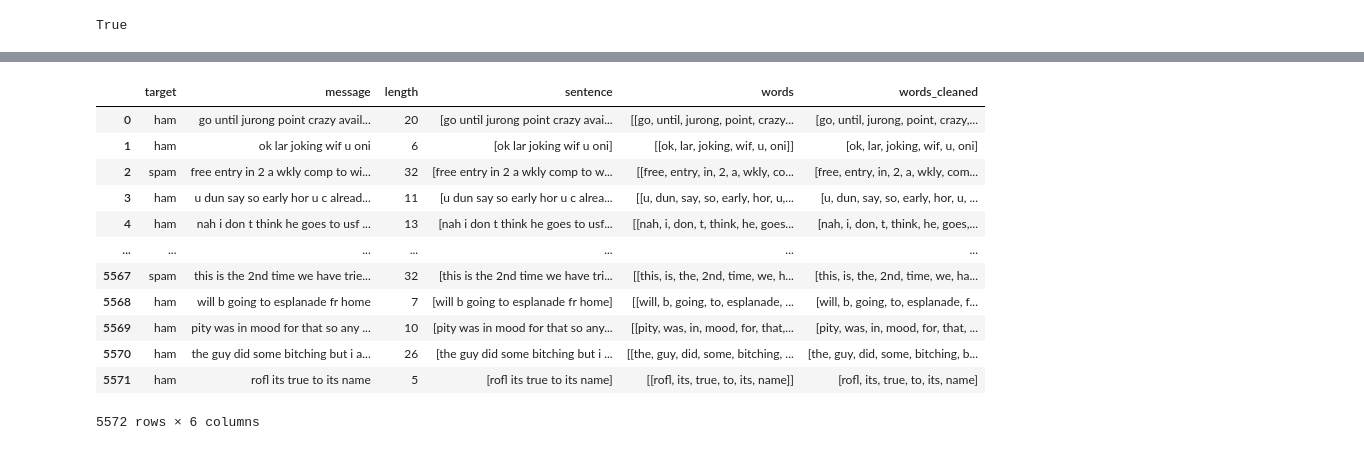
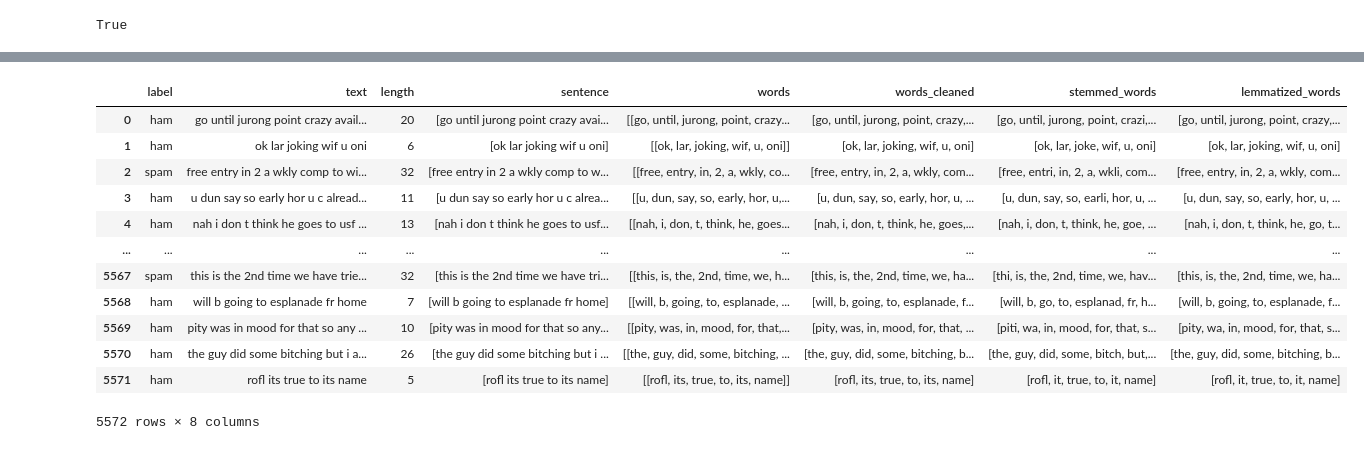
Before and after one commit to Yu11001/nlp_workshop3, a Jupyter notebook: workshop3.ipynb, the cells around one changed output, grey strips where cells are left out. Drawn from its saved outputs; the diff is of its cells as text; code cells hidden in the pictures.

```diff
--- a/workshop3.ipynb
+++ b/workshop3.ipynb
@@ -29,7 +29,7 @@ data = pd.read_csv('data/spam.csv', encoding='ISO-8859-1')
 
 # drop extra column
 data = data.dropna(how="any", axis=1)
-data.columns = ['target', 'message']
+data.columns = ['label', 'text']
 
 data = data.dropna(how="any", axis=1)
 # %%
@@ -49,14 +49,14 @@ data
 | 5571 | ham | Rofl. Its true to its name |
 5572 rows × 2 columns
 # %%
-data['message'] = data['message'].apply(lambda s: s.lower()).str.strip()
-data['message'] = data['message'].apply(lambda s: s.translate(str.maketrans(string.whitespace, ' '*len(string.whitespace),'')))
-data['message'] = data['message'].drop_duplicates()
+data['text'] = data['text'].apply(lambda s: s.lower()).str.strip()
+data['text'] = data['text'].apply(lambda s: s.translate(str.maketrans(string.whitespace, ' '*len(string.whitespace),'')))
+data['text'] = data['text'].drop_duplicates()
 # replace non alphabeths with spaces, and collapse spaces
-data['message'] = data['message'].replace(r'[^A-Za-z\d]', ' ', regex=True)
-data['message'] = data['message'].replace(r'\s+', ' ', regex=True)
+data['text'] = data['text'].replace(r'[^A-Za-z\d]', ' ', regex=True)
+data['text'] = data['text'].replace(r'\s+', ' ', regex=True)
 # %%
 # message length
-data['length'] = data['message'].astype(str).apply(lambda x: len(x.split(' '))-1)
+data['length'] = data['text'].astype(str).apply(lambda x: len(x.split(' '))-1)
 data.head()
 # %% [output]
@@ -66,11 +66,3 @@ data.head()
 | 2 | spam | free entry in 2 a wkly comp to wi... | 32 |
 | 3 | ham | u dun say so early hor u c alread... | 11 |
 | 4 | ham | nah i don t think he goes to usf ... | 13 |
-# %%
-# tokenization
-data['sentence'] = data['message'].astype(str).map(sent_tokenize)
-
-data['words'] = data['sentence'].apply(lambda sentences: [word_tokenize(sentence) for sentence in sentences])
-data['words_cleaned'] = data['words'].apply(lambda word_lists: [word for sublist in word_lists for word in sublist if word.isalnum()])
-
-data['words_cleaned']
@@ -131,30 +69,52 @@ data
 # %%
+# tokenization
+data['sentence'] = data['text'].astype(str).map(sent_tokenize)
+
+data['words'] = data['sentence'].apply(lambda sentences: [word_tokenize(sentence) for sentence in sentences])
+data['words_cleaned'] = data['words'].apply(lambda word_lists: [word for sublist in word_lists for word in sublist if word.isalnum()])
+
+# remove stop words
+stop_words = set(stopwords.words('english'))
+words_cleaned = data['words_cleaned']
+
+new_filtered_words = [word for word in words_cleaned if word not in stopwords.words('english')]
+
 # emoticons, symbols
 emoticon_pattern = re.compile("["
     u"\U0001F600-\U0001F64F"  # emoticons
     u"\U0001F300-\U0001F5FF"  # symbols & pictographs
     u"\U0001F680-\U0001F6FF"  # transport & map symbols
     u"\U0001F1E0-\U0001F1FF"  # flags (iOS)
     u"\U00002500-\U00002BEF"  # Chinese characters
     u"\U00002702-\U000027B0"
     "]+", flags=re.UNICODE)
 
 data = data.replace(emoticon_pattern, '', regex=True)
 
 # remove extra columns which save tokenized sent and word
 # data = data.drop(['words','sentence'], axis=1)
+
+# stemming
+ps = PorterStemmer()
+data['stemmed_words'] = data['words_cleaned'].map(lambda words: [ps.stem(word) for word in words])
+
+# lemmatization
+lemmatizer = WordNetLemmatizer()
+data['lemmatized_words'] = data['words_cleaned'].map(lambda words: [lemmatizer.lemmatize(word) for word in words])
+
+data.to_csv('data/results.csv', index=False)
 data
 # %% [output]
-|  | target | message | length | sentence | words | words_cleaned |
-| 0 | ham | go until jurong point crazy avail... | 20 | [go until jurong point crazy avai... | [[go, until, jurong, point, crazy... | [go, until, jurong, point, crazy,... |
-| 1 | ham | ok lar joking wif u oni | 6 | [ok lar joking wif u oni] | [[ok, lar, joking, wif, u, oni]] | [ok, lar, joking, wif, u, oni] |
-| 2 | spam | free entry in 2 a wkly comp to wi... | 32 | [free entry in 2 a wkly comp to w... | [[free, entry, in, 2, a, wkly, co... | [free, entry, in, 2, a, wkly, com... |
-| 3 | ham | u dun say so early hor u c alread... | 11 | [u dun say so early hor u c alrea... | [[u, dun, say, so, early, hor, u,... | [u, dun, say, so, early, hor, u, ... |
-| 4 | ham | nah i don t think he goes to usf ... | 13 | [nah i don t think he goes to usf... | [[nah, i, don, t, think, he, goes... | [nah, i, don, t, think, he, goes,... |
-| ... | ... | ... | ... | ... | ... | ... |
-| 5567 | spam | this is the 2nd time we have trie... | 32 | [this is the 2nd time we have tri... | [[this, is, the, 2nd, time, we, h... | [this, is, the, 2nd, time, we, ha... |
-| 5568 | ham | will b going to esplanade fr home | 7 | [will b going to esplanade fr home] | [[will, b, going, to, esplanade, ... | [will, b, going, to, esplanade, f... |
-| 5569 | ham | pity was in mood for that so any ... | 10 | [pity was in mood for that so any... | [[pity, was, in, mood, for, that,... | [pity, was, in, mood, for, that, ... |
-| 5570 | ham | the guy did some bitching but i a... | 26 | [the guy did some bitching but i ... | [[the, guy, did, some, bitching, ... | [the, guy, did, some, bitching, b... |
-| 5571 | ham | rofl its true to its name | 5 | [rofl its true to its name] | [[rofl, its, true, to, its, name]] | [rofl, its, true, to, its, name] |
+|  | label | text | length | sentence | words | words_cleaned | stemmed_words | lemmatized_words |
+| 0 | ham | go until jurong point crazy avail... | 20 | [go until jurong point crazy avai... | [[go, until, jurong, point, crazy... | [go, until, jurong, point, crazy,... | [go, until, jurong, point, crazi,... | [go, until, jurong, point, crazy,... |
+| 1 | ham | ok lar joking wif u oni | 6 | [ok lar joking wif u oni] | [[ok, lar, joking, wif, u, oni]] | [ok, lar, joking, wif, u, oni] | [ok, lar, joke, wif, u, oni] | [ok, lar, joking, wif, u, oni] |
+| 2 | spam | free entry in 2 a wkly comp to wi... | 32 | [free entry in 2 a wkly comp to w... | [[free, entry, in, 2, a, wkly, co... | [free, entry, in, 2, a, wkly, com... | [free, entri, in, 2, a, wkli, com... | [free, entry, in, 2, a, wkly, com... |
+| 3 | ham | u dun say so early hor u c alread... | 11 | [u dun say so early hor u c alrea... | [[u, dun, say, so, early, hor, u,... | [u, dun, say, so, early, hor, u, ... | [u, dun, say, so, earli, hor, u, ... | [u, dun, say, so, early, hor, u, ... |
+| 4 | ham | nah i don t think he goes to usf ... | 13 | [nah i don t think he goes to usf... | [[nah, i, don, t, think, he, goes... | [nah, i, don, t, think, he, goes,... | [nah, i, don, t, think, he, goe, ... | [nah, i, don, t, think, he, go, t... |
+| ... | ... | ... | ... | ... | ... | ... | ... | ... |
+| 5567 | spam | this is the 2nd time we have trie... | 32 | [this is the 2nd time we have tri... | [[this, is, the, 2nd, time, we, h... | [this, is, the, 2nd, time, we, ha... | [thi, is, the, 2nd, time, we, hav... | [this, is, the, 2nd, time, we, ha... |
+| 5568 | ham | will b going to esplanade fr home | 7 | [will b going to esplanade fr home] | [[will, b, going, to, esplanade, ... | [will, b, going, to, esplanade, f... | [will, b, go, to, esplanad, fr, h... | [will, b, going, to, esplanade, f... |
+| 5569 | ham | pity was in mood for that so any ... | 10 | [pity was in mood for that so any... | [[pity, was, in, mood, for, that,... | [pity, was, in, mood, for, that, ... | [piti, wa, in, mood, for, that, s... | [pity, wa, in, mood, for, that, s... |
+| 5570 | ham | the guy did some bitching but i a... | 26 | [the guy did some bitching but i ... | [[the, guy, did, some, bitching, ... | [the, guy, did, some, bitching, b... | [the, guy, did, some, bitch, but,... | [the, guy, did, some, bitching, b... |
+| 5571 | ham | rofl its true to its name | 5 | [rofl its true to its name] | [[rofl, its, true, to, its, name]] | [rofl, its, true, to, its, name] | [rofl, it, true, to, it, name] | [rofl, it, true, to, it, name] |
-5572 rows × 6 columns
+5572 rows × 8 columns
```
Also changed, not shown: parts of 15 cells of this notebook, 2 other files.
